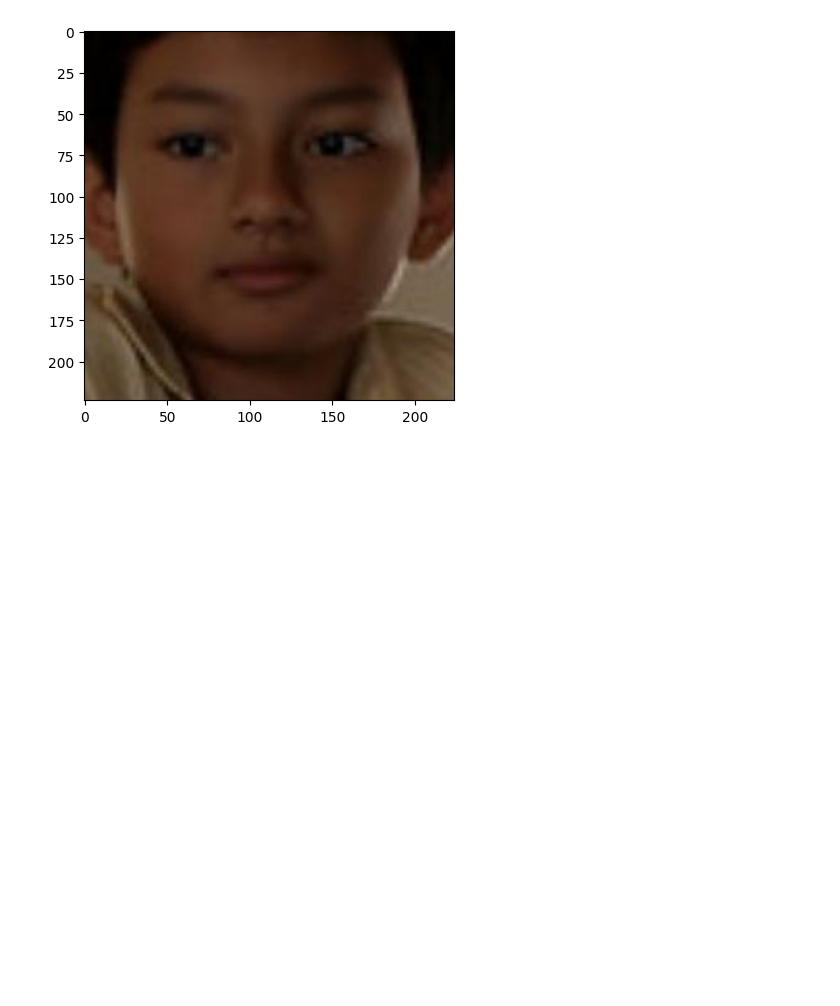
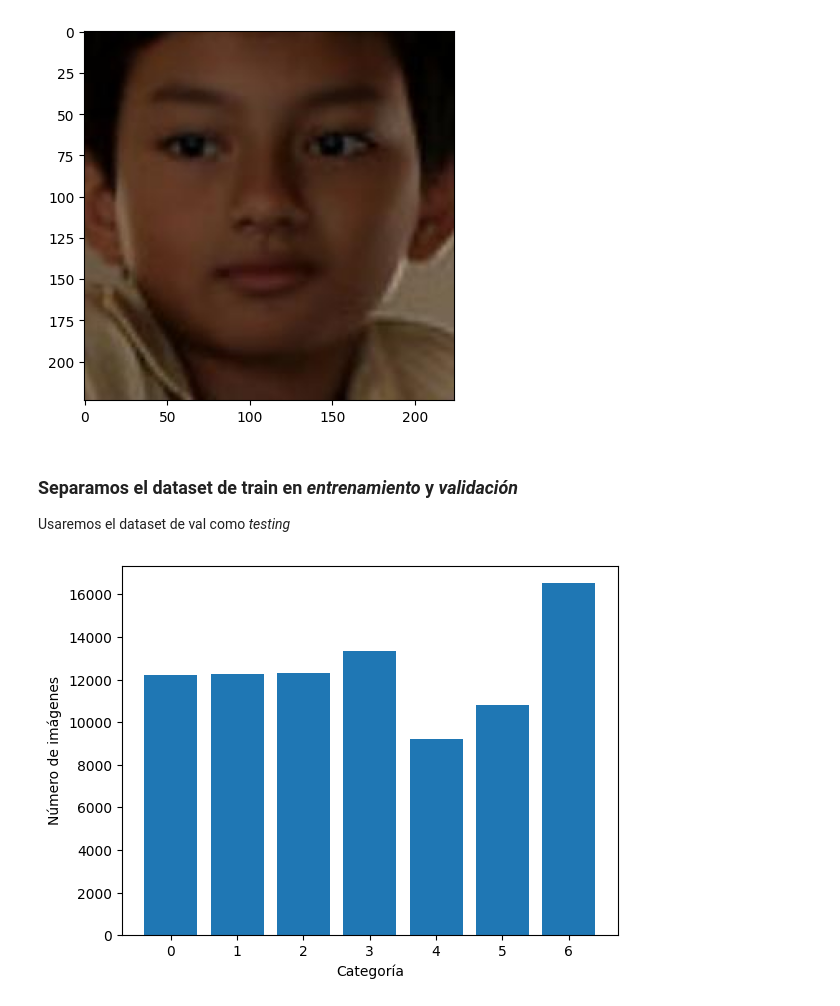
Before and after one commit to Qweryedu/Aprendizaje-Profundo, a Jupyter notebook: Tarea02/Ejercicio02/Ejercicio2.ipynb, the cells around one changed output. Saved outputs shown, nothing was run; the diff lists cells and outputs as text; code cells hidden in the pictures; blank space fills up the shorter version.

```diff
--- a/Tarea02/Ejercicio02/Ejercicio2.ipynb
+++ b/Tarea02/Ejercicio02/Ejercicio2.ipynb
@@ -30,5 +37,6 @@ DC     = 'cuda:0' if th.cuda.is_available() else 'cpu'
 # %%
-pd.read_csv('./fairface_label_train.csv')
+df = pd.read_csv('./fairface_label_train.csv')
+df
 # %% [output]
 |  | file | age | gender | race | service_test |
 | 0 | train/1.jpg | 50-59 | Male | East Asian | True |
@@ -45,0 +56,4 @@ pd.read_csv('./fairface_label_train.csv')
+# %%
+df.race = pd.Categorical(df.race)
+# %%
+df['race_ind'] = df.race.cat.codes
@@ -54,3 +82,6 @@ plt.imshow(t)
 # %% [output]
 <matplotlib.image.AxesImage at 0x...>
 [figure]
+# %% [markdown]
+### Separamos el dataset de train en *entrenamiento* y *validación*
+Usaremos el dataset de val como *testing*
@@ -56,0 +91,8 @@ plt.imshow(t)
+# %%
+idx, cuentas = np.unique(df.race_ind, return_counts=True)
+plt.bar(x=idx, height=cuentas)
+plt.xlabel('Categoría')
+plt.ylabel('Número de imágenes')
+plt.show()
+# %% [output]
+[figure, added]
```
Also changed, not shown: parts of 49 cells of this notebook, 2 other files.
